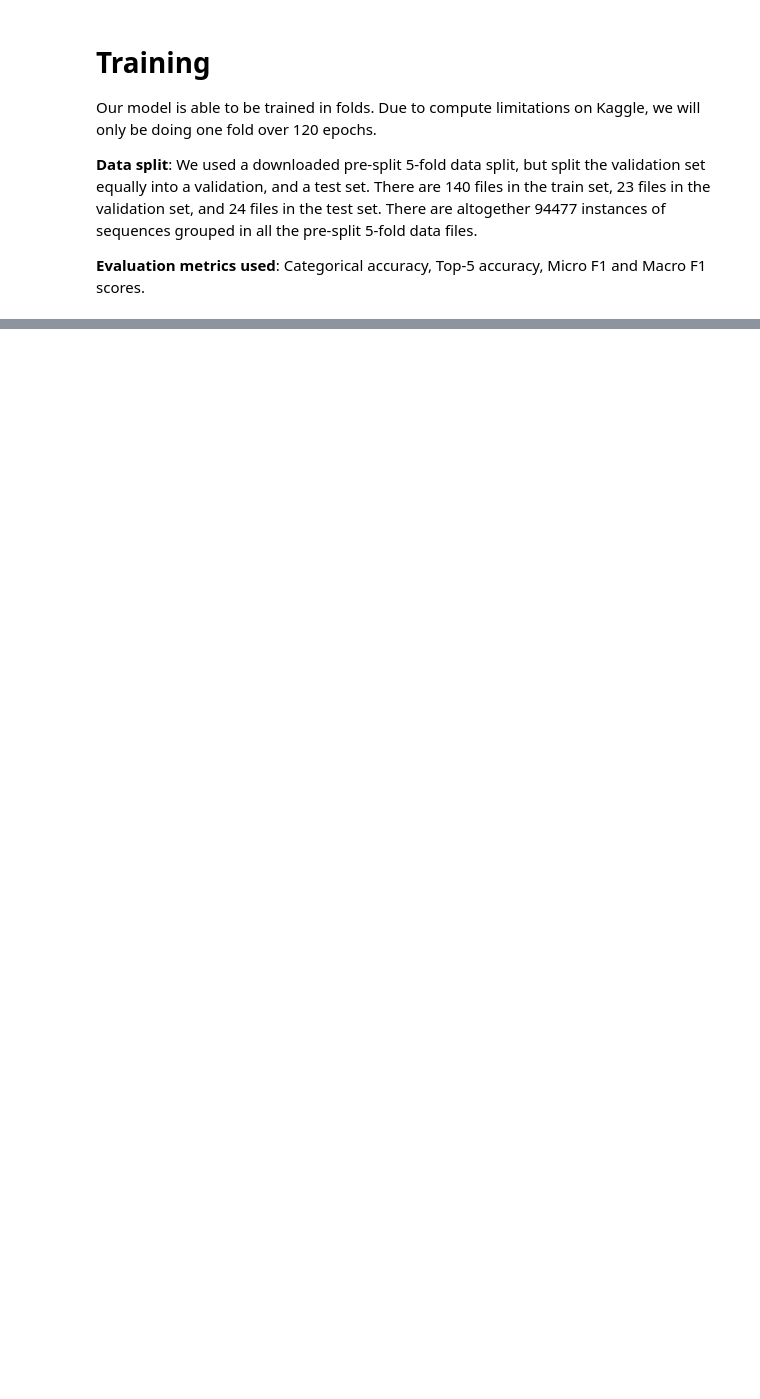
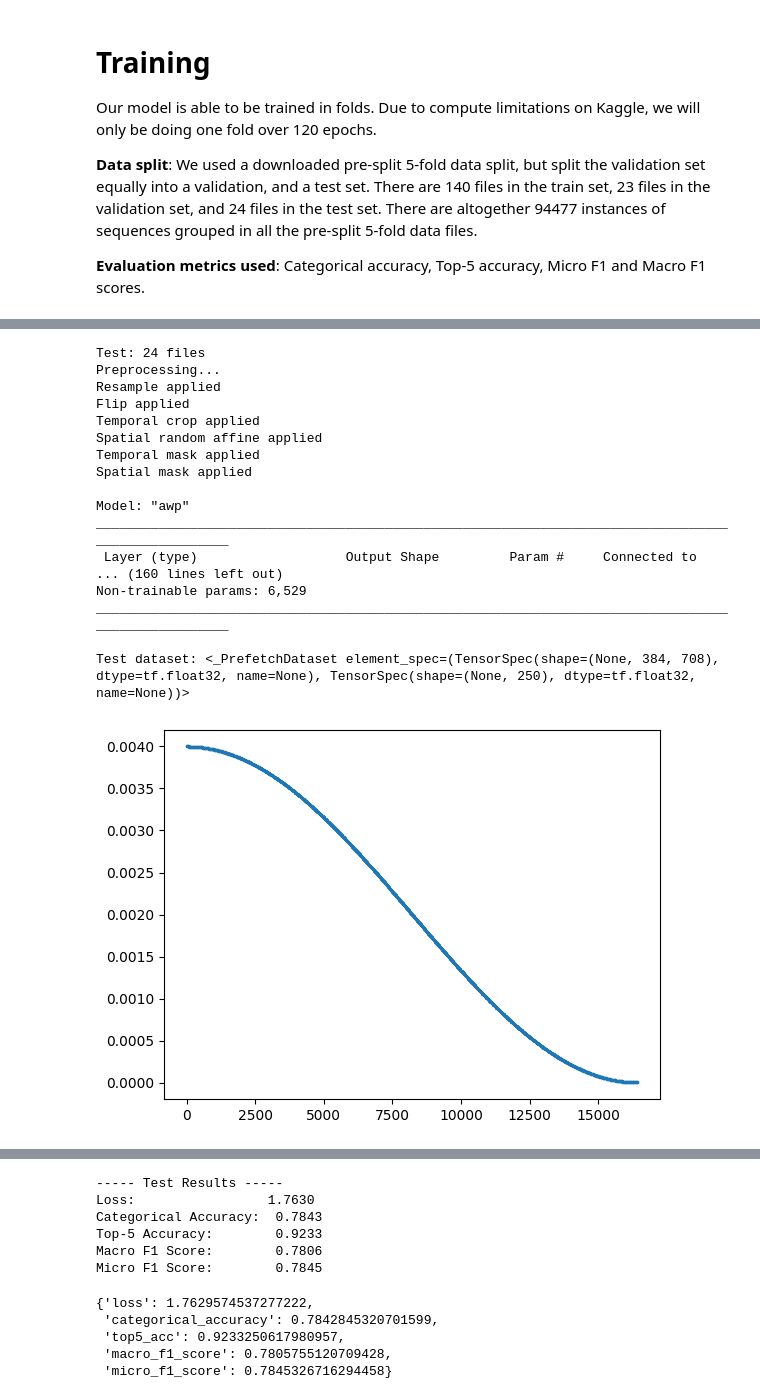
Before and after one commit to hoxiaoyang/50.021-Sign-Language-Recognition-AI-Project, a Jupyter notebook: tensorflow_1dcnn.ipynb, the cells around one changed output, grey strips where cells are left out. Saved outputs shown, nothing was run; the diff lists cells and outputs as text; code cells hidden in the pictures; blank space fills up the shorter version.

```diff
--- a/tensorflow_1dcnn.ipynb
+++ b/tensorflow_1dcnn.ipynb
@@ -964,0 +1339,26 @@ train_folds(CFG, [0])
+# %%
+# Make sure that the arguments for models_path and model_int correspond to model weights for the model type that you have trained.
+# You can unzip the files in our results folder on our github, and load the best model weights (in .h5 files) for the model you want to test.
+# Replace the path below with your own path to the best model weights.
+model_path = '/kaggle/input/b/tensorflow2/default/1/islr-fp16-192-8-seed42-fold0-best.h5'
+
+evaluate(CFG, model_path, model_int=1)
+# %% [output]
+Test: 24 files
+Preprocessing...
+Resample applied
+Flip applied
+Temporal crop applied
+Spatial random affine applied
+Temporal mask applied
+Spatial mask applied
+
+Model: "awp"
+__________________________________________________________________________________________________
+ Layer (type)                   Output Shape         Param #     Connected to
+... (160 lines left out)
+Non-trainable params: 6,529
+__________________________________________________________________________________________________
+
+Test dataset: <_PrefetchDataset element_spec=(TensorSpec(shape=(None, 384, 708), dtype=tf.float32, name=None), TensorSpec(shape=(None, 250), dtype=tf.float32, name=None))>
+[figure, added]
@@ -964,0 +1371,11 @@ train_folds(CFG, [0])
+----- Test Results -----
+Loss:                 1.7630
+Categorical Accuracy:  0.7843
+Top-5 Accuracy:        0.9233
+Macro F1 Score:        0.7806
+Micro F1 Score:        0.7845
+{'loss': 1.7629574537277222,
+ 'categorical_accuracy': 0.7842845320701599,
+ 'top5_acc': 0.9233250617980957,
+ 'macro_f1_score': 0.7805755120709428,
+ 'micro_f1_score': 0.7845326716294458}
```
Also changed, not shown: parts of 23 cells of this notebook.
